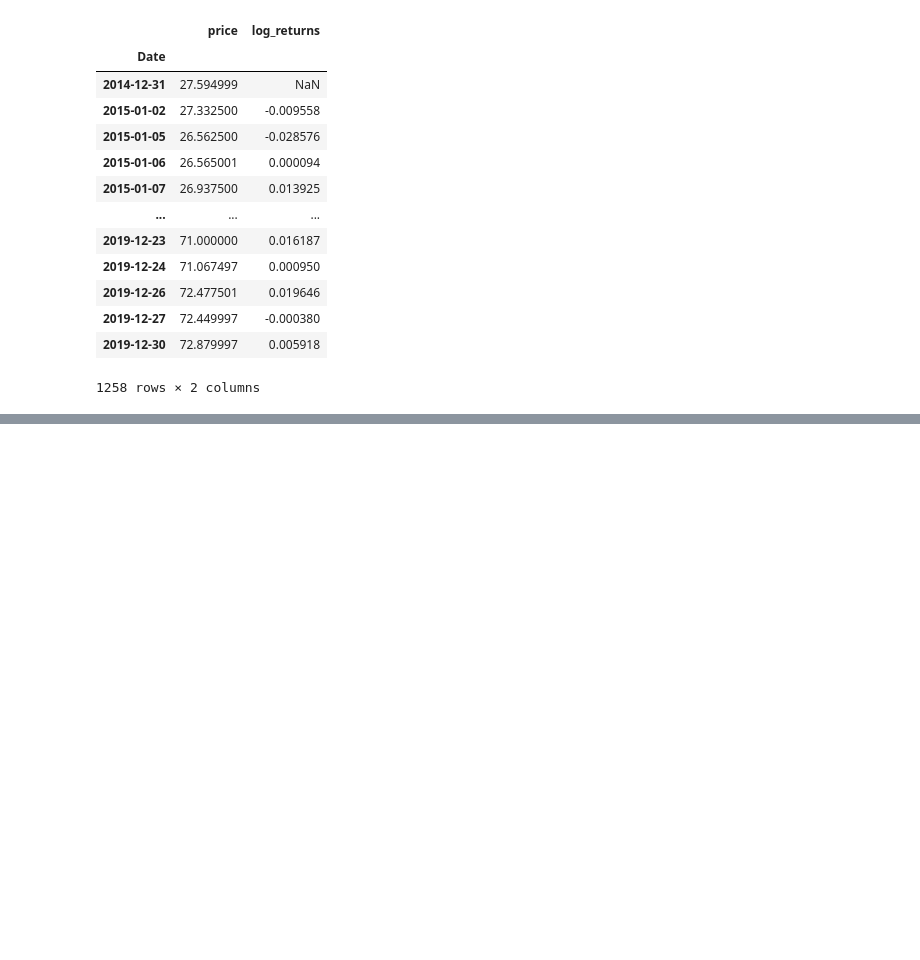
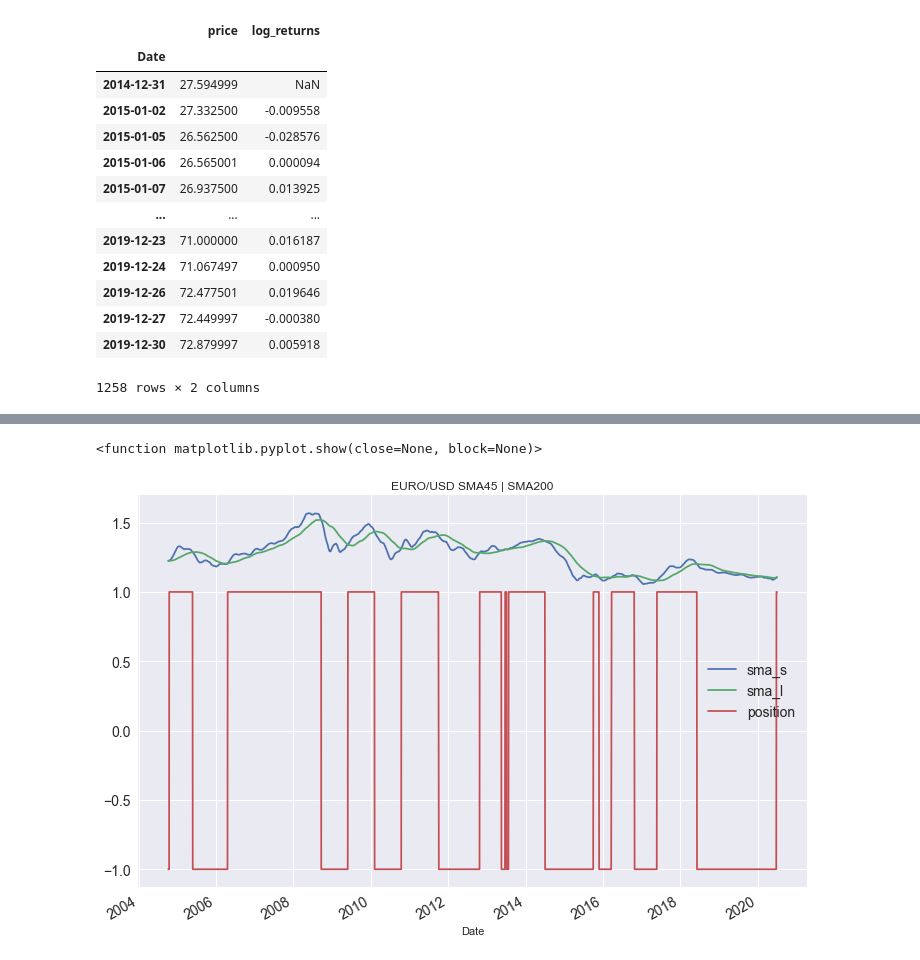
Before and after one commit to amarendra-singh/FinancePython, a Jupyter notebook: yFinance.ipynb, the cells around one changed output, grey strips where cells are left out. Saved outputs shown, nothing was run; the diff lists cells and outputs as text; code cells hidden in the pictures; blank space fills up the shorter version.

```diff
--- a/yFinance.ipynb
+++ b/yFinance.ipynb
@@ -643,0 +709,3 @@ stock.log_returns()
+# %%
+data["position"] = np.where(data["sma_s"]>data["sma_l"], 1,-1)
+data
@@ -643,0 +727,7 @@ stock.log_returns()
+# %%
+data.loc[:,["sma_s","sma_l","position"]].plot(figsize=(12,8), title="EURO/USD SMA{} | SMA{}".format(sma_s, sma_l), fontsize=14)
+plt.legend(fontsize=14)
+plt.show
+# %% [output]
+<function matplotlib.pyplot.show(close=None, block=None)>
+[figure, added]
```
Also changed, not shown: parts of 18 cells of this notebook, 2 other files.
